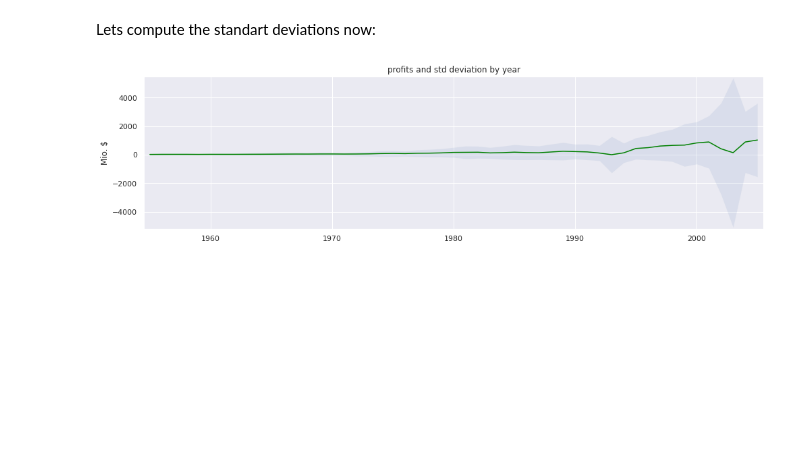
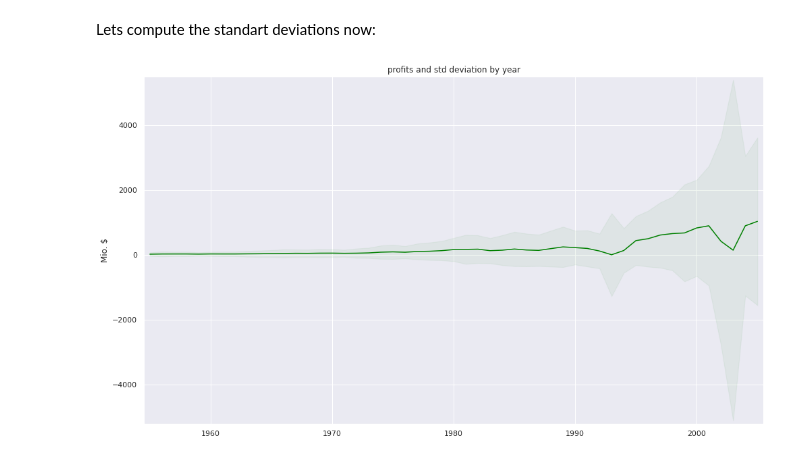
Before and after one commit to krysopath/jupyter-examples, a Jupyter notebook: Examples.ipynb, the cells around one changed output. Drawn from its saved outputs; the diff is of its cells as text; code cells hidden in the pictures; blank space fills up the shorter version.

```diff
--- a/Examples.ipynb
+++ b/Examples.ipynb
@@ -92,5 +110,5 @@ import matplotlib.pyplot as plt
 # %%
 # we use matplotlib to plot an histogram of the broken data
 
-x,y,z = plt.hist(d.year[not_a_number], bins=range(1955, 2006))
+_, _, _ = plt.hist(d.year[not_a_number], bins=range(1955, 2006))
 # %% [output]
@@ -230,7 +265,7 @@ Now lets investigate standart deviation:
 # lets define new plot function that can show it on the graph
 
 def plot_with_std_dev(x, y, std_dev, ax, y_label, color):
-    ax.fill_between(x, y - std_dev, y + std_dev, alpha=0.1)
+    ax.fill_between(x, y - std_dev, y + std_dev, color=color, alpha=0.05)
     plot(x, y, ax, y_label, color)
 # %% [markdown]
 Lets compute the standart deviations now:
@@ -239,12 +274,12 @@ std_profit = by_year.std().profit_mio
 # %%
 fig, ax  = plt.subplots()
 ax.set_title("profits and std deviation by year")
 plot_with_std_dev(avgs.index, avgs.profit_mio, std_profit, ax, "Mio. $", "green")
 
-fig.set_size_inches(14, 4)
+fig.set_size_inches(14, 8)
 fig.tight_layout()
 # %% [output]
-[figure, old version]
+[figure, new version]
 # %%
 std_revenue = by_year.std().revenue_mio
 
```
Also changed, not shown: parts of 37 cells of this notebook.
